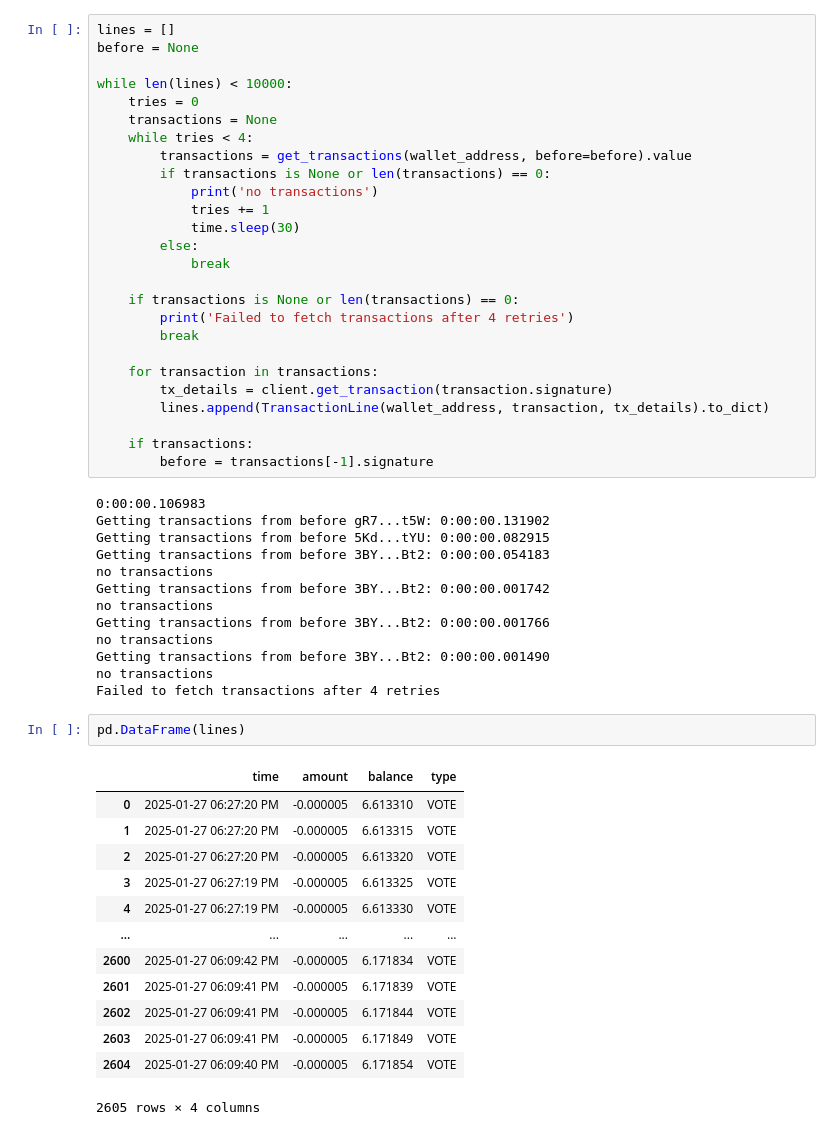
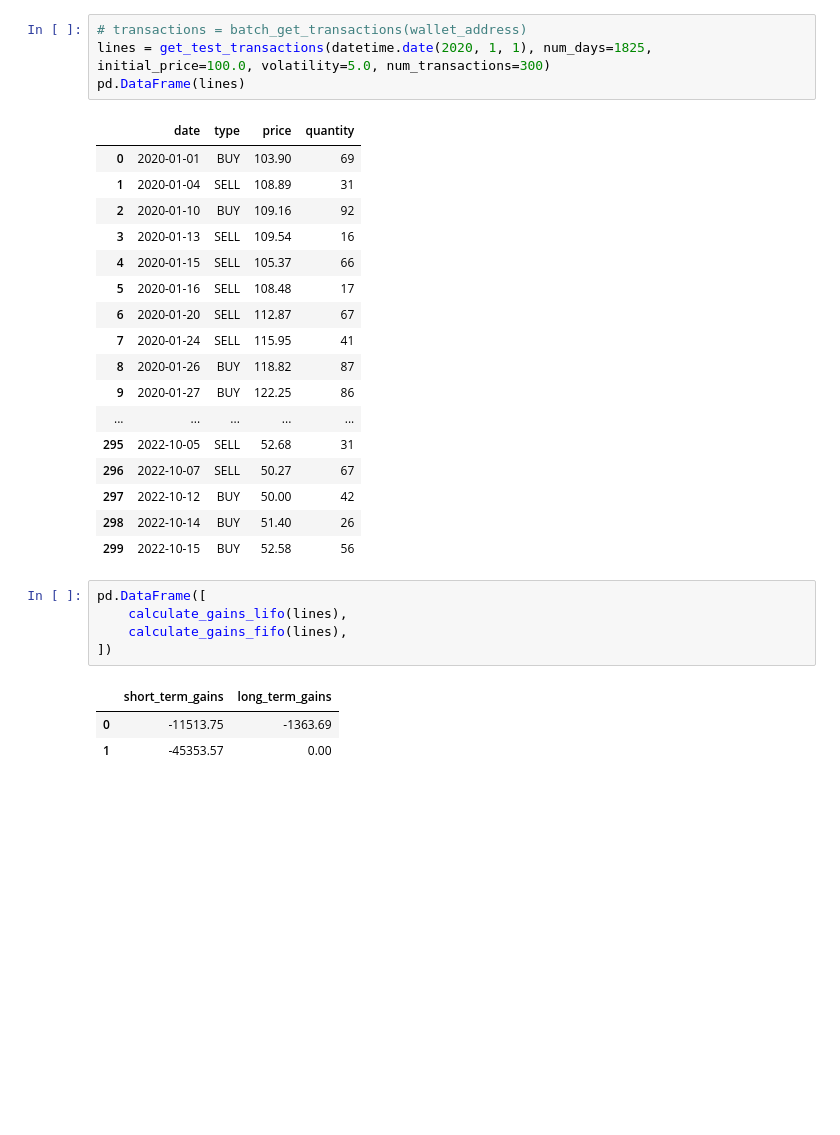
Before and after one commit to StevenIrvin/Solana-Accounting, a Jupyter notebook: tinker.ipynb, the cells around one changed output. Saved outputs shown, nothing was run; the diff lists cells and outputs as text; blank space fills up the shorter version.

Commit message:
lifo and fifo calculations

```diff
--- a/tinker.ipynb
+++ b/tinker.ipynb
@@ -91,55 +219,31 @@ def get_transactions(wallet_address, before):
 # %%
-lines = []
-before = None
-
-while len(lines) < 10000:
-    tries = 0
-    transactions = None
-    while tries < 4:
-        transactions = get_transactions(wallet_address, before=before).value
-        if transactions is None or len(transactions) == 0:
-            print('no transactions')
-            tries += 1
-            time.sleep(30)
-        else:
-            break
-
-    if transactions is None or len(transactions) == 0:
-        print('Failed to fetch transactions after 4 retries')
-        break
-
-    for transaction in transactions:
-        tx_details = client.get_transaction(transaction.signature)
-        lines.append(TransactionLine(wallet_address, transaction, tx_details).to_dict)
-
-    if transactions:
-        before = transactions[-1].signature
+# transactions = batch_get_transactions(wallet_address)
+lines = get_test_transactions(datetime.date(2020, 1, 1), num_days=1825, initial_price=100.0, volatility=5.0, num_transactions=300)
+pd.DataFrame(lines)
 # %% [output]
-0:00:00.106983
-Getting transactions from before gR7...t5W: 0:00:00.131902
-Getting transactions from before 5Kd...tYU: 0:00:00.082915
-Getting transactions from before 3BY...Bt2: 0:00:00.054183
-no transactions
-Getting transactions from before 3BY...Bt2: 0:00:00.001742
-no transactions
-Getting transactions from before 3BY...Bt2: 0:00:00.001766
-no transactions
-Getting transactions from before 3BY...Bt2: 0:00:00.001490
-no transactions
-Failed to fetch transactions after 4 retries
+|  | date | type | price | quantity |
+| 0 | 2020-01-01 | BUY | 103.90 | 69 |
+| 1 | 2020-01-04 | SELL | 108.89 | 31 |
+| 2 | 2020-01-10 | BUY | 109.16 | 92 |
+| 3 | 2020-01-13 | SELL | 109.54 | 16 |
+| 4 | 2020-01-15 | SELL | 105.37 | 66 |
+| 5 | 2020-01-16 | SELL | 108.48 | 17 |
+| 6 | 2020-01-20 | SELL | 112.87 | 67 |
+| 7 | 2020-01-24 | SELL | 115.95 | 41 |
+| 8 | 2020-01-26 | BUY | 118.82 | 87 |
+| 9 | 2020-01-27 | BUY | 122.25 | 86 |
+| ... | ... | ... | ... | ... |
+| 295 | 2022-10-05 | SELL | 52.68 | 31 |
+| 296 | 2022-10-07 | SELL | 50.27 | 67 |
+| 297 | 2022-10-12 | BUY | 50.00 | 42 |
+| 298 | 2022-10-14 | BUY | 51.40 | 26 |
+| 299 | 2022-10-15 | BUY | 52.58 | 56 |
 # %%
-pd.DataFrame(lines)
+pd.DataFrame([
+    calculate_gains_lifo(lines),
+    calculate_gains_fifo(lines),
+])
 # %% [output]
-|  | time | amount | balance | type |
-| 0 | 2025-01-27 06:27:20 PM | -0.000005 | 6.613310 | VOTE |
-| 1 | 2025-01-27 06:27:20 PM | -0.000005 | 6.613315 | VOTE |
-| 2 | 2025-01-27 06:27:20 PM | -0.000005 | 6.613320 | VOTE |
-| 3 | 2025-01-27 06:27:19 PM | -0.000005 | 6.613325 | VOTE |
-| 4 | 2025-01-27 06:27:19 PM | -0.000005 | 6.613330 | VOTE |
-| ... | ... | ... | ... | ... |
-| 2600 | 2025-01-27 06:09:42 PM | -0.000005 | 6.171834 | VOTE |
-| 2601 | 2025-01-27 06:09:41 PM | -0.000005 | 6.171839 | VOTE |
-| 2602 | 2025-01-27 06:09:41 PM | -0.000005 | 6.171844 | VOTE |
-| 2603 | 2025-01-27 06:09:41 PM | -0.000005 | 6.171849 | VOTE |
-| 2604 | 2025-01-27 06:09:40 PM | -0.000005 | 6.171854 | VOTE |
+|  | short_term_gains | long_term_gains |
+| 0 | -11513.75 | -1363.69 |
+| 1 | -45353.57 | 0.00 |
-2605 rows × 4 columns
```
Also changed, not shown: parts of 5 cells of this notebook, 1 other file.
